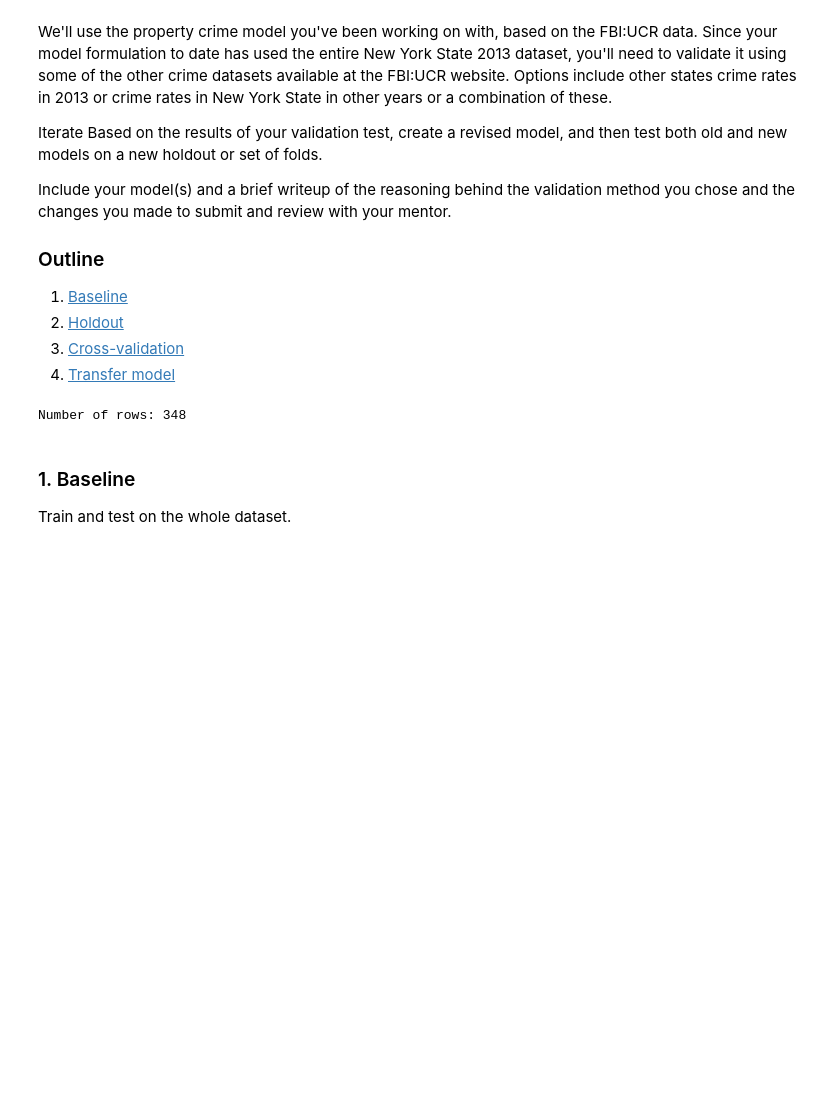
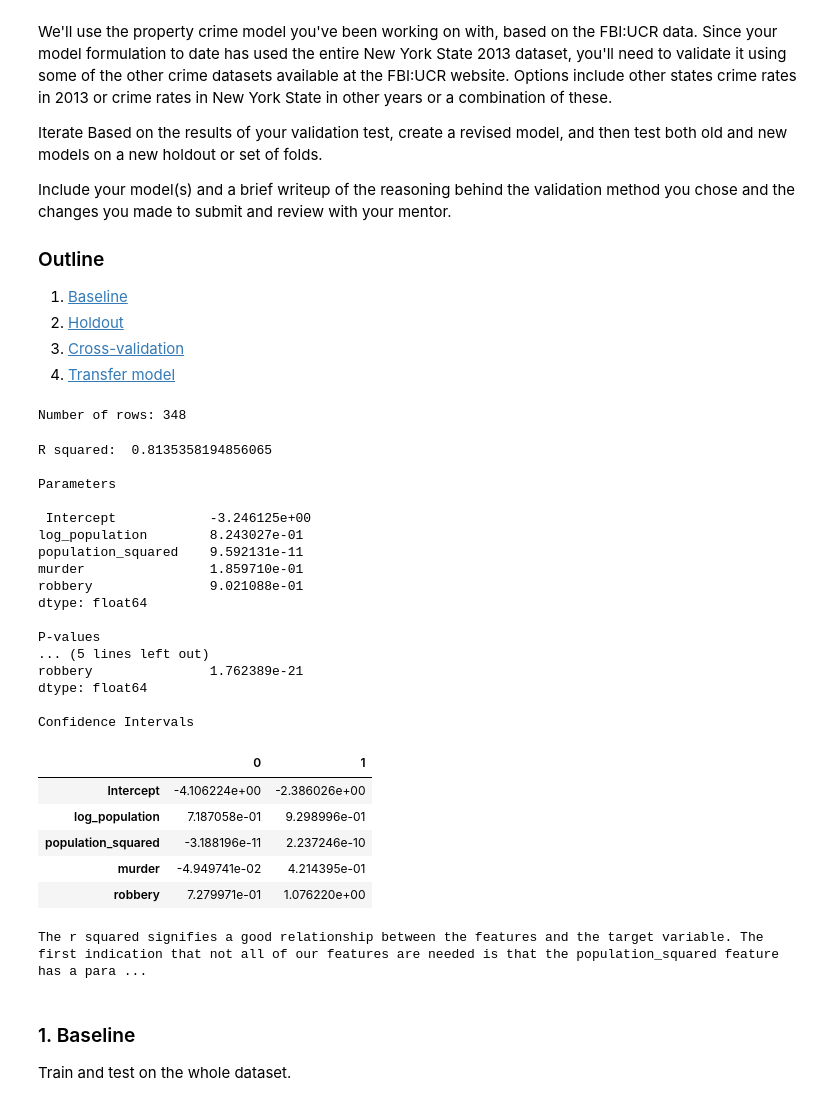
Before and after one commit to cobrobrown/thinkful_course, a Jupyter notebook: unit_2_supervised_learning/2.5.2_challenge_validating_a_linear_regression/2.5.2_challenge_validating_a_linear_regression.ipynb, the cells around one changed output. Saved outputs shown, nothing was run; the diff lists cells and outputs as text; code cells hidden in the pictures; blank space fills up the shorter version.

```diff
--- a/unit_2_supervised_learning/2.5.2_challenge_validating_a_linear_regression/2.5.2_challenge_validating_a_linear_regression.ipynb
+++ b/unit_2_supervised_learning/2.5.2_challenge_validating_a_linear_regression/2.5.2_challenge_validating_a_linear_regression.ipynb
@@ -40,4 +40,41 @@ data['log_property_crime'] = data['property_crime'].apply(np.log)
 X = data[['log_population', 'population_squared', 'murder', 'robbery']]
 Y = data['log_property_crime']
 trans_data = data.drop(['population', 'property_crime'], axis = 1)
+# %%
+linear_formula = 'log_property_crime ~ log_population + population_squared + murder + robbery'
+
+# Fit the model to our data using the formula.
+lg_model = smf.ols(formula=linear_formula, data=data).fit()
+print ("R squared: ", lg_model.rsquared)
+print ("\nParameters\n\n", lg_model.params)
+print ("\nP-values\n\n", lg_model.pvalues)
+print ("\nConfidence Intervals")
+display(lg_model.conf_int())
+# discussion
+print ("The r squared signifies a good relationship between the features and the target variable. The first indication that not all of our features are needed is that the population_squared feature has a parameter close to 0. The p-values for both population_squared and murder are very high and the confidence interval of both parameters contains 0. For further modeling I will drop these two features.")
+# %% [output]
+R squared:  0.8135358194856065
+
+Parameters
+
+ Intercept            -3.246125e+00
+log_population        8.243027e-01
+population_squared    9.592131e-11
+murder                1.859710e-01
+robbery               9.021088e-01
+dtype: float64
+
+P-values
+... (5 lines left out)
+robbery               1.762389e-21
+dtype: float64
+
+Confidence Intervals
+|  | 0 | 1 |
+| Intercept | -4.106224e+00 | -2.386026e+00 |
+| log_population | 7.187058e-01 | 9.298996e-01 |
+| population_squared | -3.188196e-11 | 2.237246e-10 |
+| murder | -4.949741e-02 | 4.214395e-01 |
+| robbery | 7.279971e-01 | 1.076220e+00 |
+The r squared signifies a good relationship between the features and the target variable. The first indication that not all of our features are needed is that the population_squared feature has a para ...
 # %%
```
Also changed, not shown: parts of 6 cells of this notebook.
